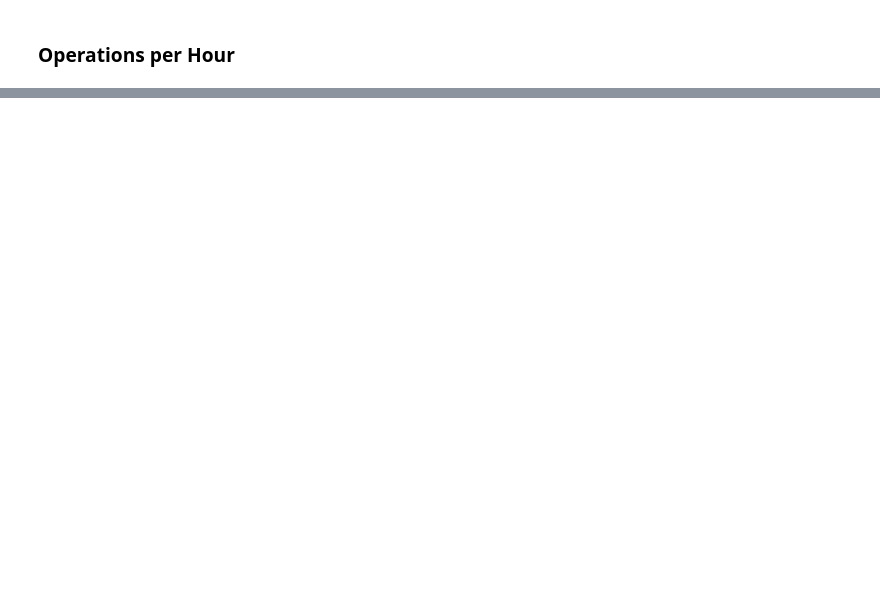
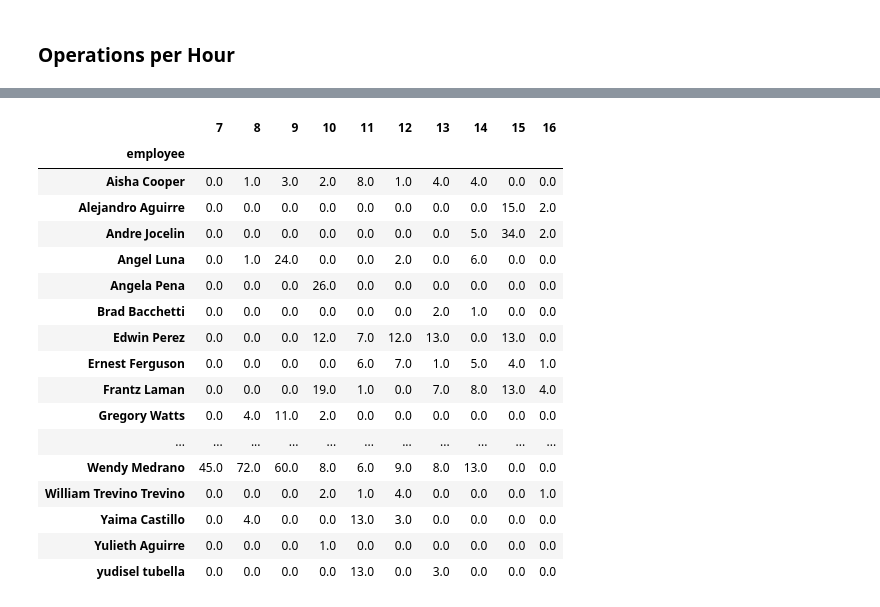
Before and after one commit to wdsrx/data_exploration, a Jupyter notebook: Operations.ipynb, the cells around one changed output, grey strips where cells are left out. Cells and saved outputs as stored; diff of their text form; code cells hidden in the pictures; blank space fills up the shorter version.

```diff
--- a/Operations.ipynb
+++ b/Operations.ipynb
@@ -238,0 +230,5 @@ df_hours_index
+# %%
+# Grouped by Employee and Hour
+df_picking_grouped = df_picking.groupby(['employee', 'Hour']).count()[['operationCode']]
+df_picking_grouped.reset_index(inplace=True)
+df_picking_grouped.head()
@@ -238,0 +242,27 @@ df_hours_index
+# %%
+# Pivot
+df_picking_pivoted = df_picking_grouped.pivot(index='employee', columns='Hour', values='operationCode')
+df_picking_pivoted = df_picking_pivoted.fillna(0)
+df_picking_pivoted = df_picking_pivoted.rename_axis(None, axis=1)
+#df_picking_pivoted.reset_index(inplace=True)
+
+df_picking_pivoted
+# %% [output]
+|  | 7 | 8 | 9 | 10 | 11 | 12 | 13 | 14 | 15 | 16 |
+| employee |  |  |  |  |  |  |  |  |  |  |
+| Aisha Cooper | 0.0 | 1.0 | 3.0 | 2.0 | 8.0 | 1.0 | 4.0 | 4.0 | 0.0 | 0.0 |
+| Alejandro Aguirre | 0.0 | 0.0 | 0.0 | 0.0 | 0.0 | 0.0 | 0.0 | 0.0 | 15.0 | 2.0 |
+| Andre Jocelin | 0.0 | 0.0 | 0.0 | 0.0 | 0.0 | 0.0 | 0.0 | 5.0 | 34.0 | 2.0 |
+| Angel Luna | 0.0 | 1.0 | 24.0 | 0.0 | 0.0 | 2.0 | 0.0 | 6.0 | 0.0 | 0.0 |
+| Angela Pena | 0.0 | 0.0 | 0.0 | 26.0 | 0.0 | 0.0 | 0.0 | 0.0 | 0.0 | 0.0 |
+| Brad Bacchetti | 0.0 | 0.0 | 0.0 | 0.0 | 0.0 | 0.0 | 2.0 | 1.0 | 0.0 | 0.0 |
+| Edwin Perez | 0.0 | 0.0 | 0.0 | 12.0 | 7.0 | 12.0 | 13.0 | 0.0 | 13.0 | 0.0 |
+| Ernest Ferguson | 0.0 | 0.0 | 0.0 | 0.0 | 6.0 | 7.0 | 1.0 | 5.0 | 4.0 | 1.0 |
+| Frantz Laman | 0.0 | 0.0 | 0.0 | 19.0 | 1.0 | 0.0 | 7.0 | 8.0 | 13.0 | 4.0 |
+| Gregory Watts | 0.0 | 4.0 | 11.0 | 2.0 | 0.0 | 0.0 | 0.0 | 0.0 | 0.0 | 0.0 |
+| ... | ... | ... | ... | ... | ... | ... | ... | ... | ... | ... |
+| Wendy Medrano | 45.0 | 72.0 | 60.0 | 8.0 | 6.0 | 9.0 | 8.0 | 13.0 | 0.0 | 0.0 |
+| William Trevino Trevino | 0.0 | 0.0 | 0.0 | 2.0 | 1.0 | 4.0 | 0.0 | 0.0 | 0.0 | 1.0 |
+| Yaima Castillo | 0.0 | 4.0 | 0.0 | 0.0 | 13.0 | 3.0 | 0.0 | 0.0 | 0.0 | 0.0 |
+| Yulieth Aguirre | 0.0 | 0.0 | 0.0 | 1.0 | 0.0 | 0.0 | 0.0 | 0.0 | 0.0 | 0.0 |
+| yudisel tubella | 0.0 | 0.0 | 0.0 | 0.0 | 13.0 | 0.0 | 3.0 | 0.0 | 0.0 | 0.0 |
```
Also changed, not shown: parts of 54 cells of this notebook, 9 other files.
